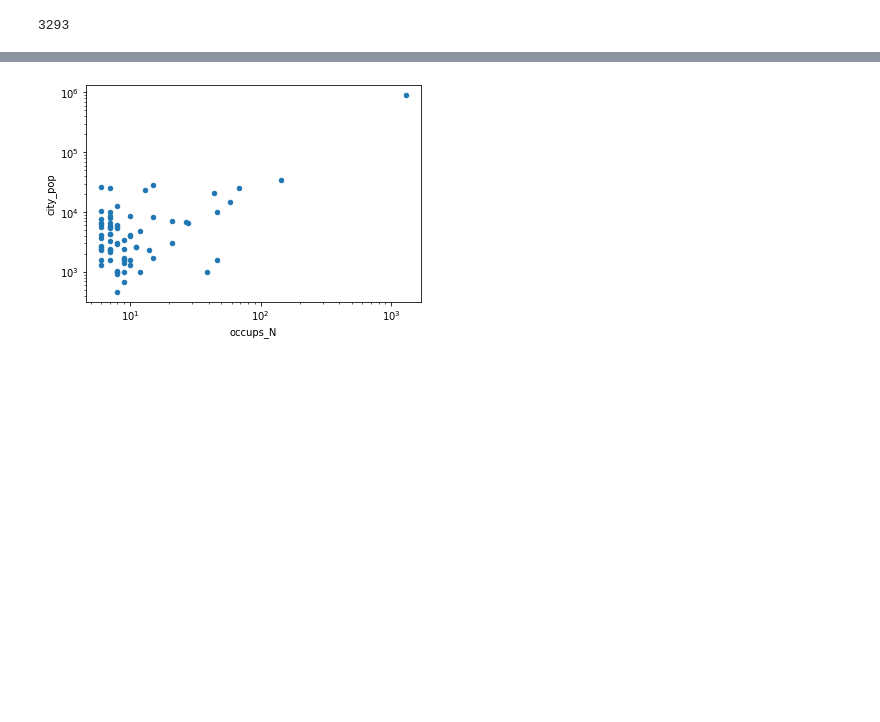
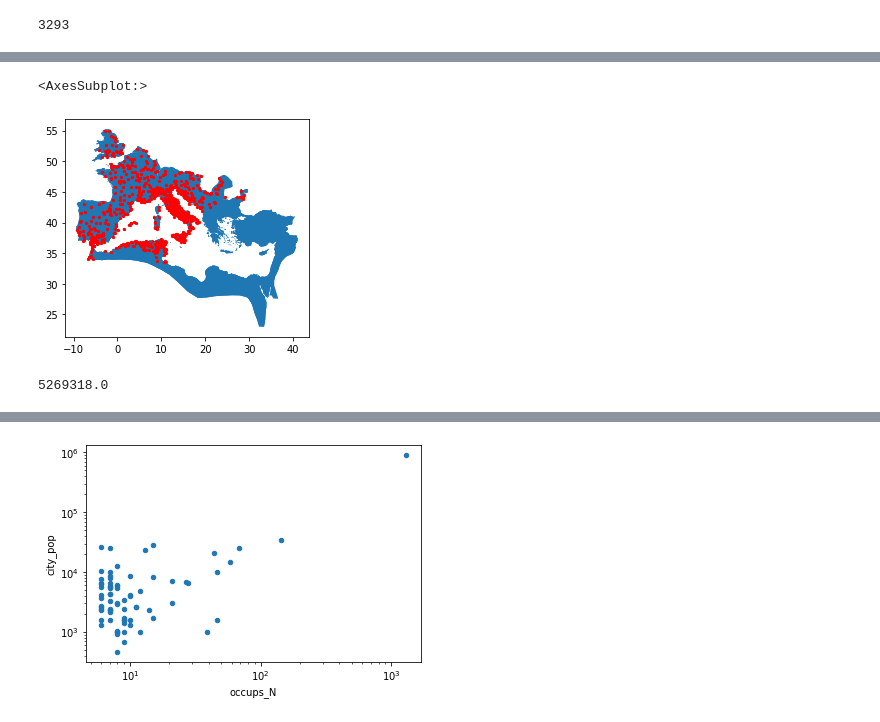
Before and after one commit to sdam-au/social_diversity, a Jupyter notebook: scripts/5_OCCUPS-TIGHTNESS.ipynb, the cells around one changed output, grey strips where cells are left out. Cells and saved outputs as stored; diff of their text form; code cells hidden in the pictures; blank space fills up the shorter version.

```diff
--- a/scripts/5_OCCUPS-TIGHTNESS.ipynb
+++ b/scripts/5_OCCUPS-TIGHTNESS.ipynb
@@ -87,0 +106,12 @@ cities_occups_pops = cities_occups_pops[cities_occups_pops["Country"]=="Italy"]
+# %%
+cities_latin = cities_latin[cities_latin["Ancient Toponym"] != "Curium"]
+fig, ax = plt.subplots()
+pleiades_regions.plot(ax=ax)
+cities_latin.plot(ax=ax, color="red", markersize=5)
+# %% [output]
+<AxesSubplot:>
+[figure, added]
+# %%
+cities_latin["pop_est"].sum()
+# %% [output]
+5269318.0
```
Also changed, not shown: parts of 40 cells of this notebook.
